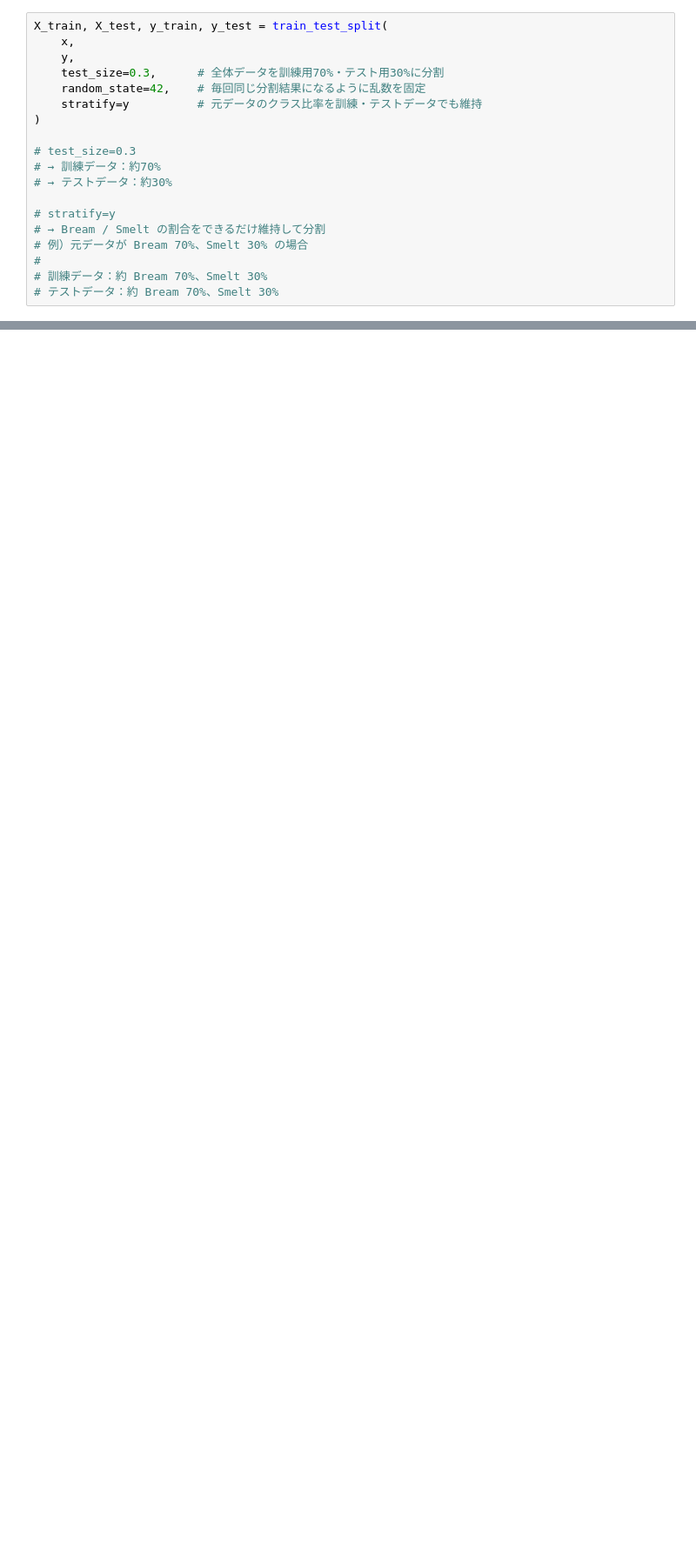
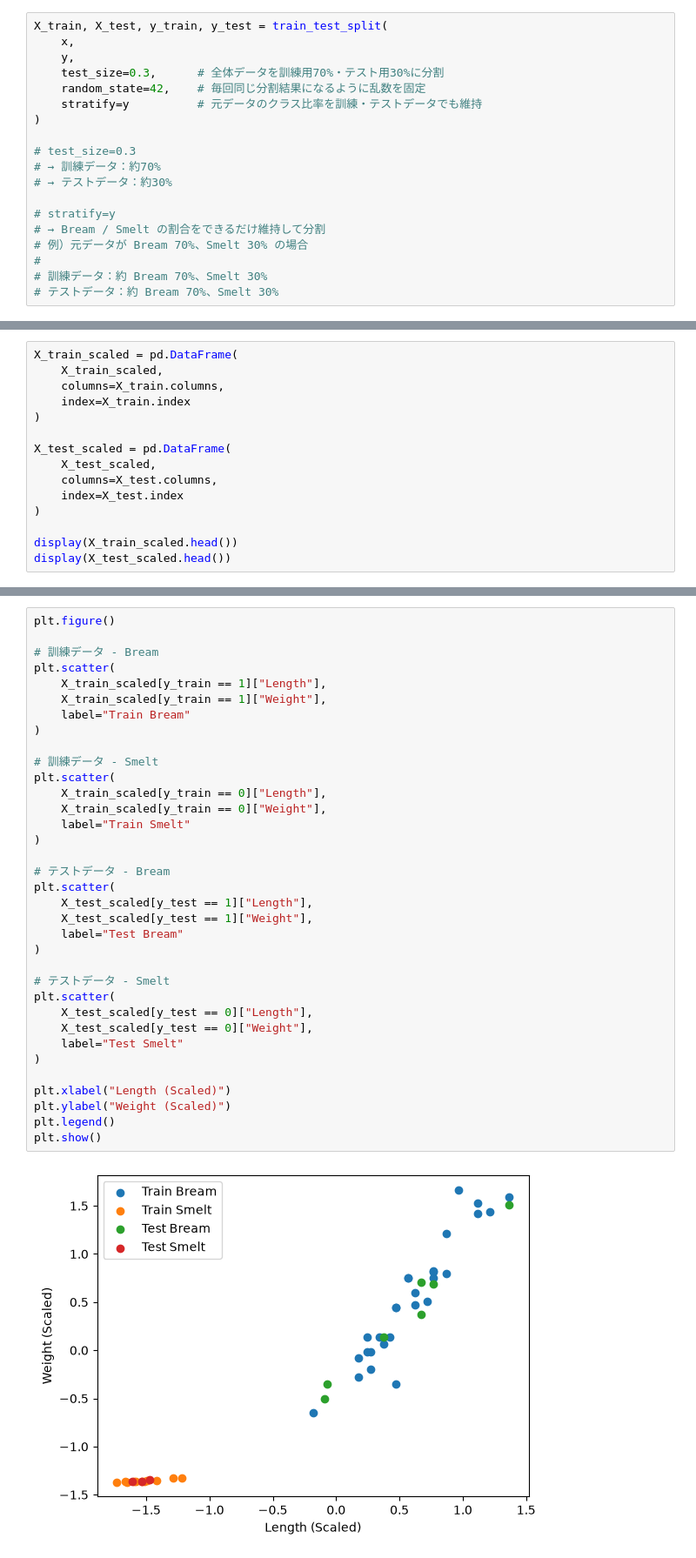
Before and after one commit to KaiLynn99/python_alone, a Jupyter notebook: 2026 9月/10.01 (70日目)/4. 訓練データセット & テストデータセットに分割する.ipynb, the cells around one changed output, grey strips where cells are left out. Shown at 87% size. Cells and saved outputs as stored; diff of their text form; blank space fills up the shorter version.

```diff
--- a/2026 9月/10.01 (70日目)/4. 訓練データセット & テストデータセットに分割する.ipynb
+++ b/2026 9月/10.01 (70日目)/4. 訓練データセット & テストデータセットに分割する.ipynb
@@ -134,0 +268,15 @@ X_train, X_test, y_train, y_test = train_test_split(
+# %%
+X_train_scaled = pd.DataFrame(
+    X_train_scaled,
+    columns=X_train.columns,
+    index=X_train.index
+)
+
+X_test_scaled = pd.DataFrame(
+    X_test_scaled,
+    columns=X_test.columns,
+    index=X_test.index
+)
+
+display(X_train_scaled.head())
+display(X_test_scaled.head())
@@ -134,0 +300,37 @@ X_train, X_test, y_train, y_test = train_test_split(
+# %%
+plt.figure()
+
+# 訓練データ - Bream
+plt.scatter(
+    X_train_scaled[y_train == 1]["Length"],
+    X_train_scaled[y_train == 1]["Weight"],
+    label="Train Bream"
+)
+
+# 訓練データ - Smelt
+plt.scatter(
+    X_train_scaled[y_train == 0]["Length"],
+    X_train_scaled[y_train == 0]["Weight"],
+    label="Train Smelt"
+)
+
+# テストデータ - Bream
+plt.scatter(
+    X_test_scaled[y_test == 1]["Length"],
+    X_test_scaled[y_test == 1]["Weight"],
+    label="Test Bream"
+)
+
+# テストデータ - Smelt
+plt.scatter(
+    X_test_scaled[y_test == 0]["Length"],
+    X_test_scaled[y_test == 0]["Weight"],
+    label="Test Smelt"
+)
+
+plt.xlabel("Length (Scaled)")
+plt.ylabel("Weight (Scaled)")
+plt.legend()
+plt.show()
+# %% [output]
+[figure, added]
```
Also changed, not shown: parts of 62 cells of this notebook, 7 other files.
